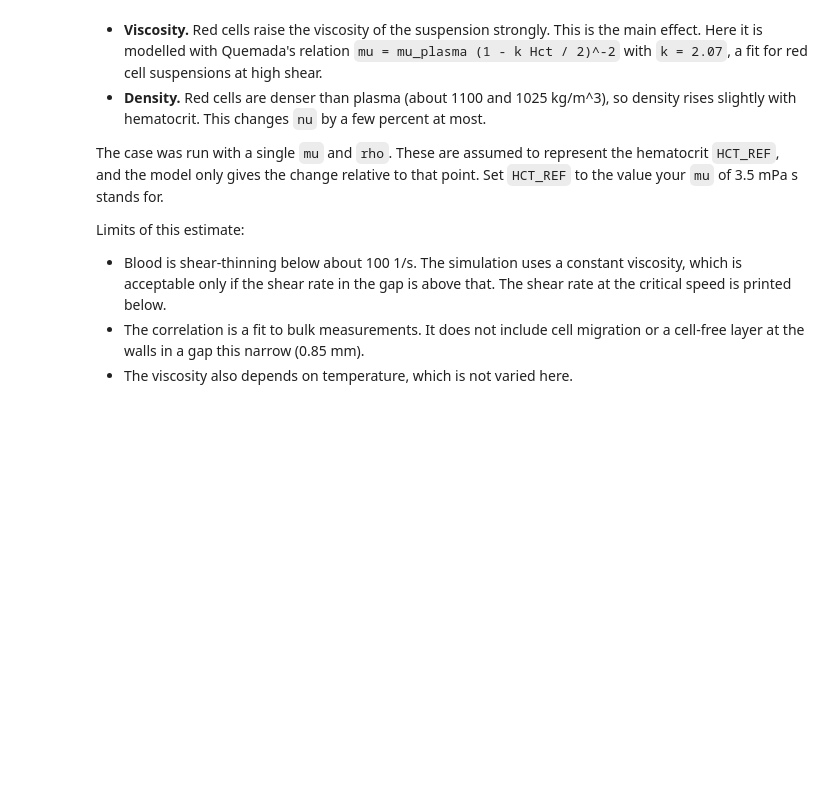
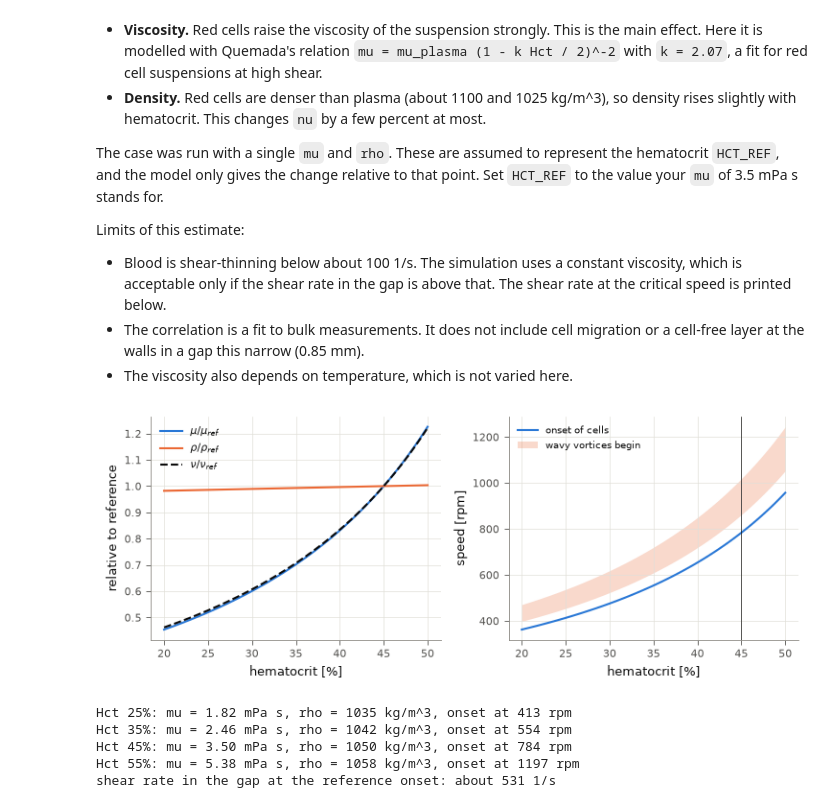
Before and after one commit to mesrobichaud/vortex-cfd, a Jupyter notebook: annulus_span-plane/post/rpm-sweep.ipynb, the cells around one changed output. Drawn from its saved outputs; the diff is of its cells as text; code cells hidden in the pictures; blank space fills up the shorter version.

```diff
--- a/annulus_span-plane/post/rpm-sweep.ipynb
+++ b/annulus_span-plane/post/rpm-sweep.ipynb
@@ -278,31 +279,38 @@ def critical_rpm(hct):
     return CRITICAL_RPM * (viscosity(hct) / density(hct)) / nu_ref
 
 
-hct = np.linspace(0.20, 0.60, 81)
+hct = np.linspace(0.2, 0.5, 81)
 rpm_hct = critical_rpm(hct)
 
 fig, (ax1, ax2) = plt.subplots(1, 2, figsize=(7.5, 3))
 ax1.plot(hct * 100, viscosity(hct) / mu_ref, color=post.SERIES[0], label=r"$\mu/\mu_{ref}$")
 ax1.plot(hct * 100, density(hct) / rho_ref, color=post.SERIES[1], label=r"$\rho/\rho_{ref}$")
 ax1.plot(hct * 100, viscosity(hct) / density(hct) / nu_ref, color=post.INK, linestyle="--",
          label=r"$\nu/\nu_{ref}$")
 ax1.set_xlabel("hematocrit [%]")
 ax1.set_ylabel("relative to reference")
 ax1.legend()
 
 ax2.plot(hct * 100, rpm_hct, color=post.SERIES[0], label=r"onset of cells")
 ax2.fill_between(hct * 100, WAVY_RATIO[0] * rpm_hct, WAVY_RATIO[1] * rpm_hct,
                  color=post.SERIES[1], alpha=0.25, linewidth=0, label="wavy vortices begin")
 ax2.axvline(HCT_REF * 100, color=post.INK, linewidth=0.5)
 ax2.set_xlabel("hematocrit [%]")
 ax2.set_ylabel("speed [rpm]")
 ax2.legend(fontsize="small")
 fig.tight_layout()
 plt.show()
 
 for h in (0.25, 0.35, 0.45, 0.55):
     print(f"Hct {h:.0%}: mu = {viscosity(h)*1e3:.2f} mPa s, rho = {density(h):.0f} kg/m^3, "
           f"onset at {critical_rpm(h):.0f} rpm")
 
 omega_c = CRITICAL_RPM * 2 * np.pi / 60
 print(f"shear rate in the gap at the reference onset: about {omega_c * Ri / d:.0f} 1/s")
+# %% [output]
+[figure, added]
+Hct 25%: mu = 1.82 mPa s, rho = 1035 kg/m^3, onset at 413 rpm
+Hct 35%: mu = 2.46 mPa s, rho = 1042 kg/m^3, onset at 554 rpm
+Hct 45%: mu = 3.50 mPa s, rho = 1050 kg/m^3, onset at 784 rpm
+Hct 55%: mu = 5.38 mPa s, rho = 1058 kg/m^3, onset at 1197 rpm
+shear rate in the gap at the reference onset: about 531 1/s
```
Also changed, not shown: parts of 7 cells of this notebook.
